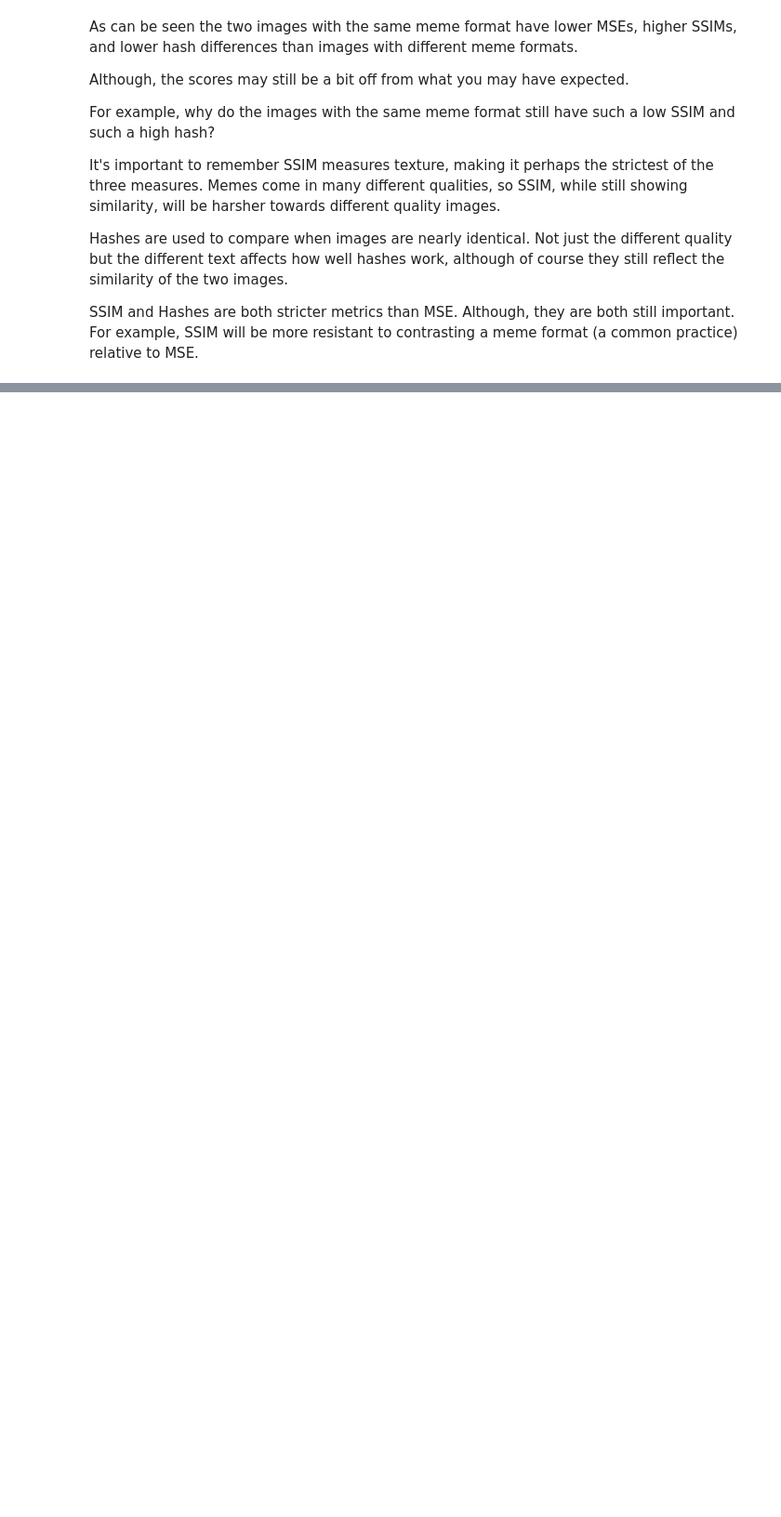
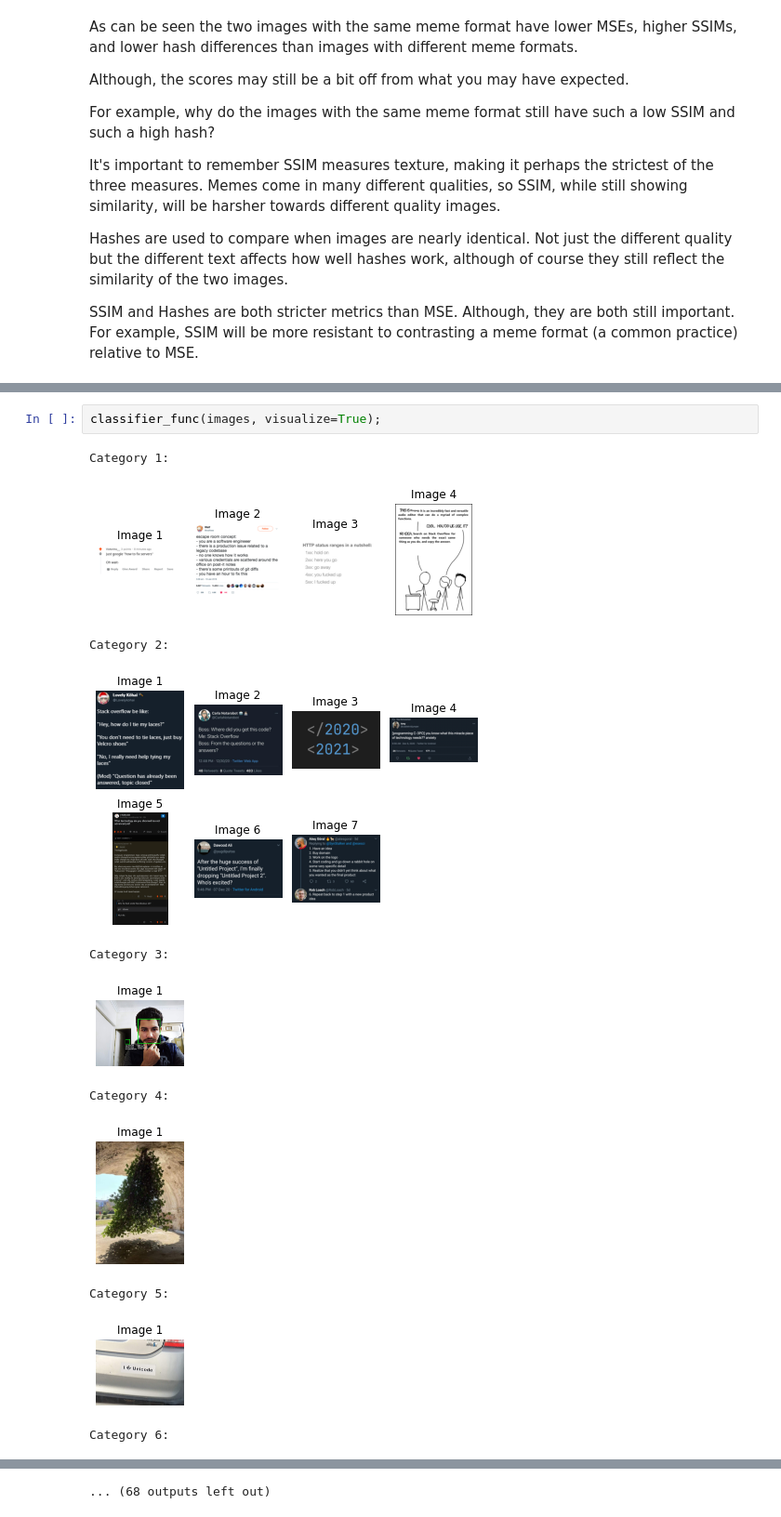
Before and after one commit to pangene/reddit-img-similarity-classifier, a Jupyter notebook: showcase_img_compare.ipynb, the cells around one changed output, grey strips where cells are left out. Shown at 93% size. Cells and saved outputs as stored; diff of their text form; blank space fills up the shorter version.

```diff
--- a/showcase_img_compare.ipynb
+++ b/showcase_img_compare.ipynb
@@ -100,0 +163,14 @@ SSIM and Hashes are both stricter metrics than MSE. Although, they are both stil
+# %%
+classifier_func(images, visualize=True);
+# %% [output]
+Category 1:
+[figure, added]
+Category 2:
+[figure, added]
+Category 3:
+[figure, added]
+Category 4:
+[figure, added]
+Category 5:
+[figure, added]
+Category 6:
@@ -100,0 +178 @@ SSIM and Hashes are both stricter metrics than MSE. Although, they are both stil
+... (68 outputs left out)
```
Also changed, not shown: parts of 28 cells of this notebook, 2 other files.
